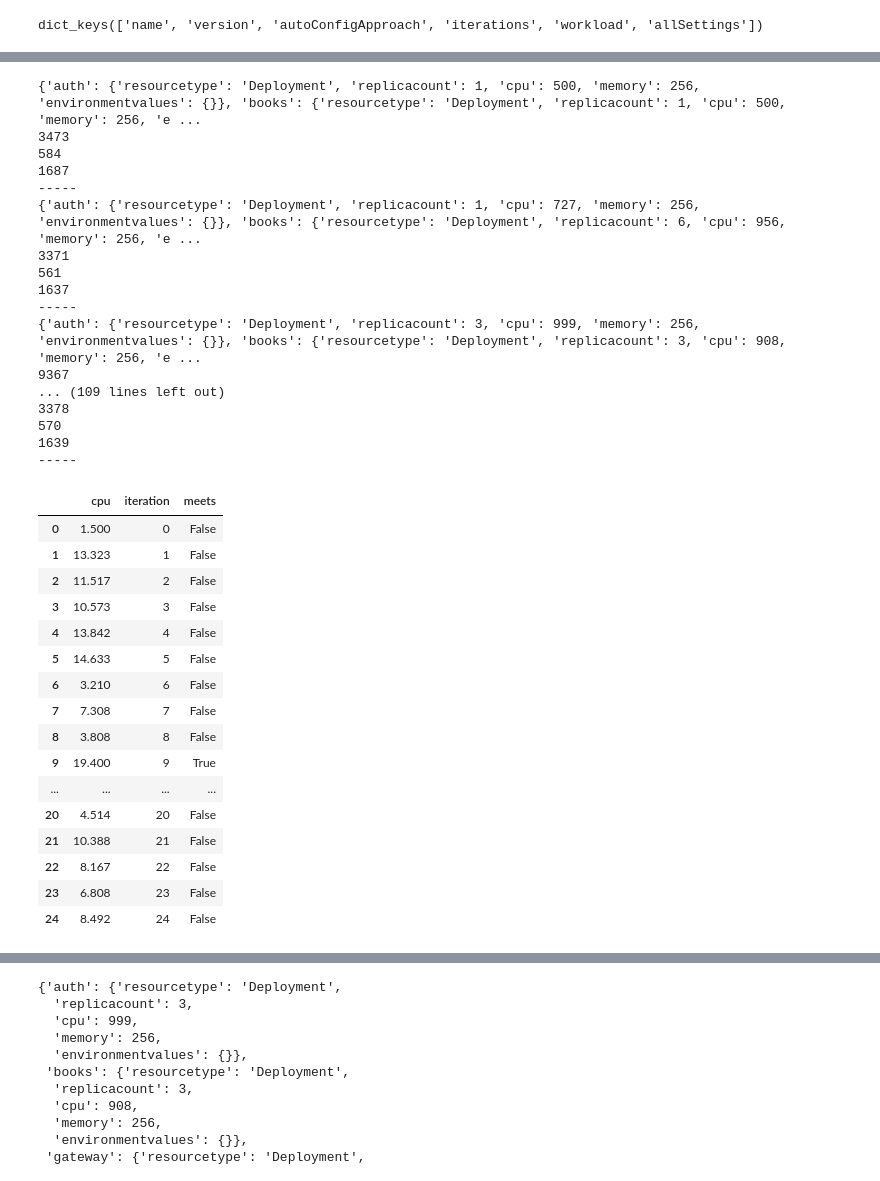
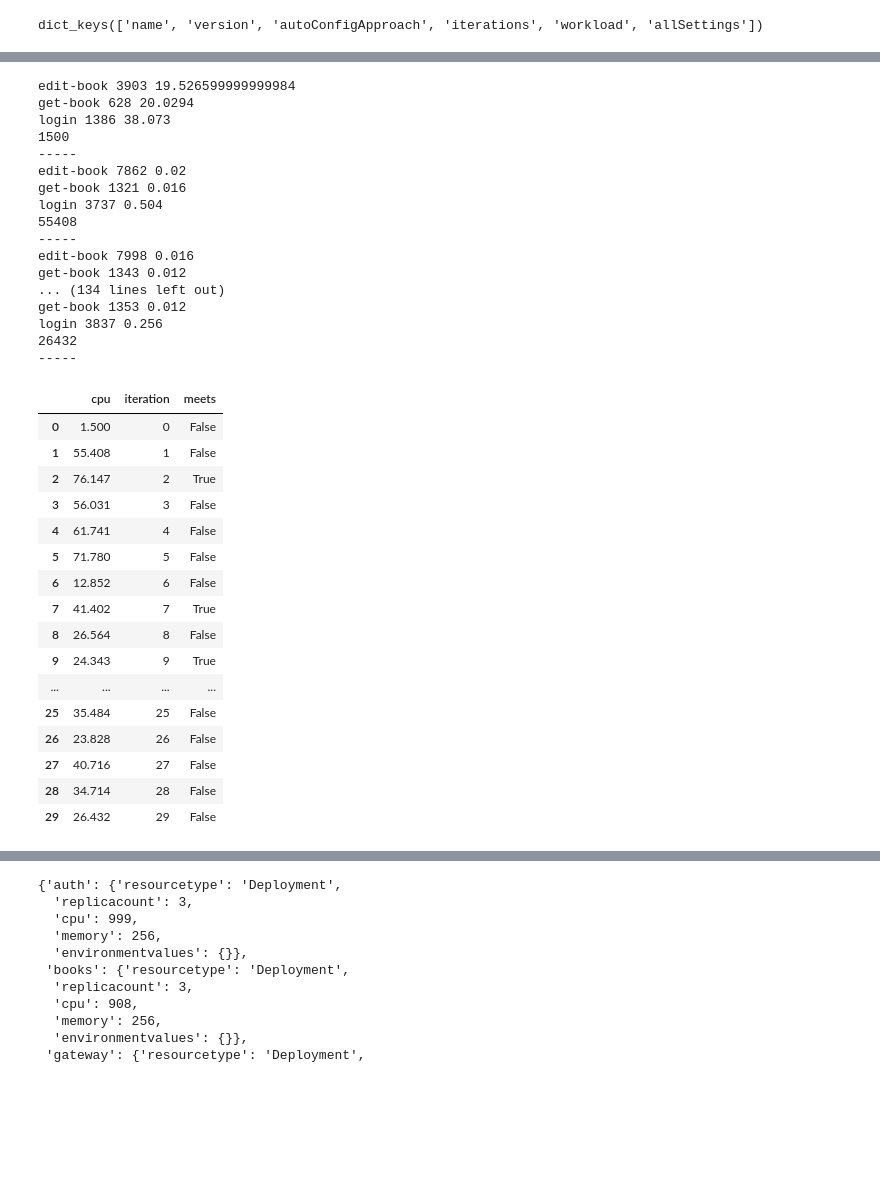
Before and after one commit to VahidMostofi/acfg, a Jupyter notebook: analysis/simple-analysis.ipynb, the cells around one changed output, grey strips where cells are left out. Drawn from its saved outputs; the diff is of its cells as text; code cells hidden in the pictures; blank space fills up the shorter version.

```diff
--- a/analysis/simple-analysis.ipynb
+++ b/analysis/simple-analysis.ipynb
@@ -10,7 +3,7 @@ import yaml
 import numpy as np
 import pandas as pd
 # %%
-with open('/home/vahid/Desktop/python-mobo-wrong-2.yml') as file:
+with open('/home/vahid/Desktop/acfg-results/bookstore/aws-250-0.5/PythonRunner/bookstore-mobo-aws-250-0.5.yaml') as file:
     data = yaml.load(file, Loader=yaml.FullLoader)
 data.keys()
 # %% [output]
@@ -28,64 +21,72 @@ workload {'args_duration': '90s', 'args_editbook_prob': '0.6', 'args_getbook_pro
 # %%
-sla_value = 0.250
+with open('/home/vahid/Desktop/acfg-results/bookstore/aws-300-1.0/PythonRunner/bookstore-bnv2-2-aws-300-1.0.yaml') as file:
+    data = yaml.load(file, Loader=yaml.FullLoader)
+data.keys()
+
+sla_value = 0.200
 temp = {'cpu':[],'iteration':[],'meets': []}
 for iter_id, iteration in enumerate(data['iterations']):
     temp['iteration'].append(iter_id)
 
     config = iteration['configurations']
-    print(config)
+#     print(config)
     cpu = 0
     for _, c in config.items():
         cpu += c['cpu'] * c['replicacount']
     temp['cpu'].append(cpu/1000)
 
     aggData = iteration['aggregatedData']
 
     meets = True
-    for _, values in aggData['responseTimes'].items():
-#         print(np.percentile(values, 95))
-        print(len(values))
+    for key, values in aggData['responseTimes'].items():
+        print(key,len(values), np.percentile(values, 95))
+        if (key == 'login'):
+            sla_value = 0.150
+        else:
+            sla_value = 0.020
         if (np.percentile(values, 95) > sla_value):
             meets = False
+    print(cpu)
     print('-----')
     temp['meets'].append(meets)
 #     break
 df = pd.DataFrame(temp)
 df.head(40)
 # %% [output]
-{'auth': {'resourcetype': 'Deployment', 'replicacount': 1, 'cpu': 500, 'memory': 256, 'environmentvalues': {}}, 'books': {'resourcetype': 'Deployment', 'replicacount': 1, 'cpu': 500, 'memory': 256, 'e ...
-3473
-584
-1687
+edit-book 3903 19.526599999999984
+get-book 628 20.0294
+login 1386 38.073
+1500
 -----
-{'auth': {'resourcetype': 'Deployment', 'replicacount': 1, 'cpu': 727, 'memory': 256, 'environmentvalues': {}}, 'books': {'resourcetype': 'Deployment', 'replicacount': 6, 'cpu': 956, 'memory': 256, 'e ...
-3371
-561
-1637
+edit-book 7862 0.02
+get-book 1321 0.016
+login 3737 0.504
+55408
 -----
-{'auth': {'resourcetype': 'Deployment', 'replicacount': 3, 'cpu': 999, 'memory': 256, 'environmentvalues': {}}, 'books': {'resourcetype': 'Deployment', 'replicacount': 3, 'cpu': 908, 'memory': 256, 'e ...
-9367
-... (109 lines left out)
-3378
-570
-1639
+edit-book 7998 0.016
+get-book 1343 0.012
+... (134 lines left out)
+get-book 1353 0.012
+login 3837 0.256
+26432
 -----
 |  | cpu | iteration | meets |
 | 0 | 1.500 | 0 | False |
-| 1 | 13.323 | 1 | False |
-| 2 | 11.517 | 2 | False |
-| 3 | 10.573 | 3 | False |
-| 4 | 13.842 | 4 | False |
-| 5 | 14.633 | 5 | False |
-| 6 | 3.210 | 6 | False |
-| 7 | 7.308 | 7 | False |
-| 8 | 3.808 | 8 | False |
-| 9 | 19.400 | 9 | True |
+| 1 | 55.408 | 1 | False |
+| 2 | 76.147 | 2 | True |
+| 3 | 56.031 | 3 | False |
+| 4 | 61.741 | 4 | False |
+| 5 | 71.780 | 5 | False |
+| 6 | 12.852 | 6 | False |
+| 7 | 41.402 | 7 | True |
+| 8 | 26.564 | 8 | False |
+| 9 | 24.343 | 9 | True |
 | ... | ... | ... | ... |
-| 20 | 4.514 | 20 | False |
-| 21 | 10.388 | 21 | False |
-| 22 | 8.167 | 22 | False |
-| 23 | 6.808 | 23 | False |
-| 24 | 8.492 | 24 | False |
+| 25 | 35.484 | 25 | False |
+| 26 | 23.828 | 26 | False |
+| 27 | 40.716 | 27 | False |
+| 28 | 34.714 | 28 | False |
+| 29 | 26.432 | 29 | False |
 # %%
 data['iterations'][0]['configurations']
 # %% [output]
```
Also changed, not shown: parts of 5 cells of this notebook.
